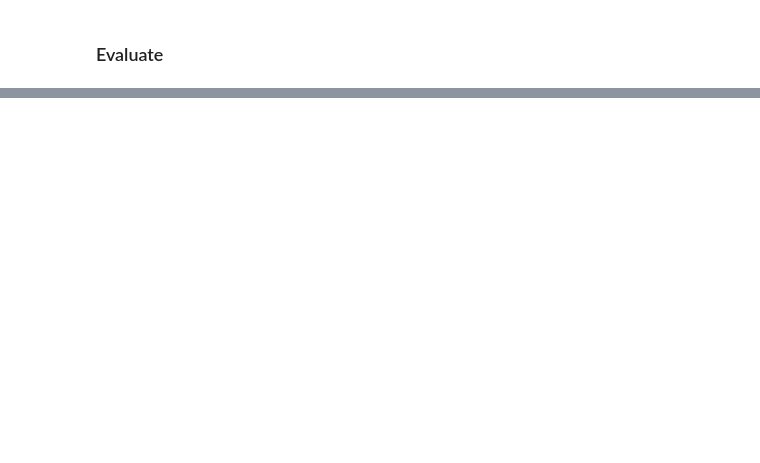
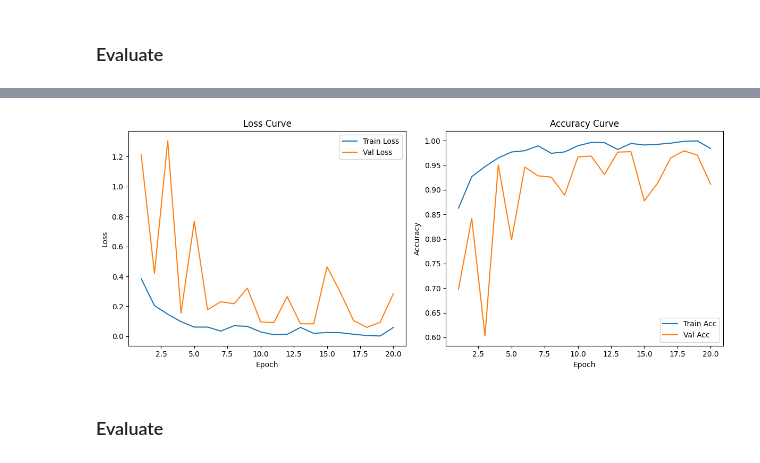
Before and after one commit to liuh2so4/Brain-Tumor-MRI, a Jupyter notebook: main.ipynb, the cells around one changed output, grey strips where cells are left out. Drawn from its saved outputs; the diff is of its cells as text; code cells hidden in the pictures; blank space fills up the shorter version.

```diff
--- a/main.ipynb
+++ b/main.ipynb
@@ -55,0 +330,7 @@ Classes: ['glioma', 'meningioma', 'notumor', 'pituitary']
+# %%
+model = get_resnet18(num_classes=num_classes).to(device)
+
+criterion = nn.CrossEntropyLoss()
+optimizer = optim.Adam(model.parameters(), lr=lr)
+
+print(model)
@@ -55,0 +467,27 @@ Classes: ['glioma', 'meningioma', 'notumor', 'pituitary']
+# %%
+epochs_range = range(1, num_epochs + 1)
+
+plt.figure(figsize=(12, 5))
+
+plt.subplot(1, 2, 1)
+plt.plot(epochs_range, history["train_loss"], label="Train Loss")
+plt.plot(epochs_range, history["val_loss"], label="Val Loss")
+plt.xlabel("Epoch")
+plt.ylabel("Loss")
+plt.title("Loss Curve")
+plt.legend()
+
+plt.subplot(1, 2, 2)
+plt.plot(epochs_range, history["train_acc"], label="Train Acc")
+plt.plot(epochs_range, history["val_acc"], label="Val Acc")
+plt.xlabel("Epoch")
+plt.ylabel("Accuracy")
+plt.title("Accuracy Curve")
+plt.legend()
+
+plt.tight_layout()
+plt.show()
+# %% [output]
+[figure, added]
+# %% [markdown]
+### Evaluate
```
Also changed, not shown: parts of 33 cells of this notebook, 6 other files.
